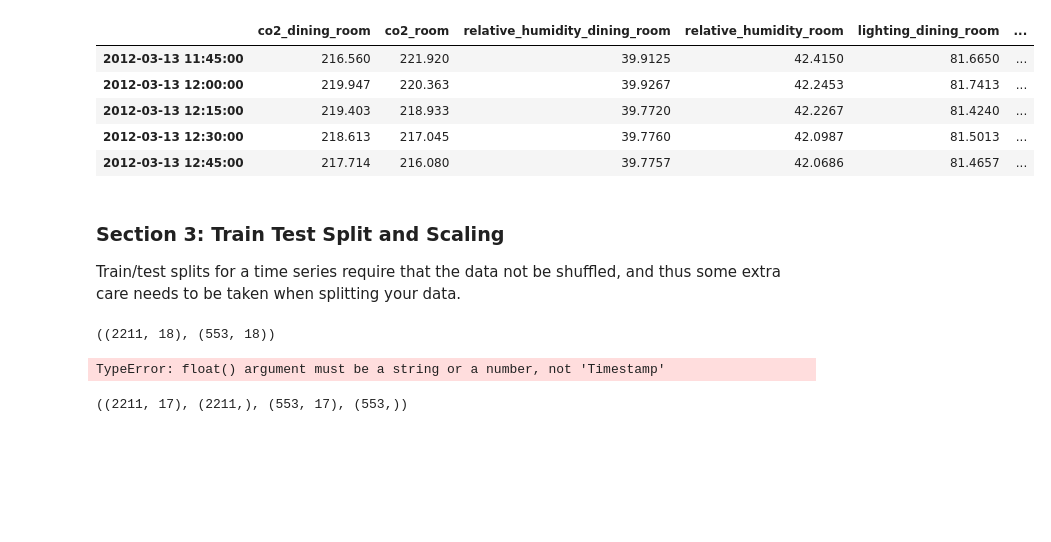
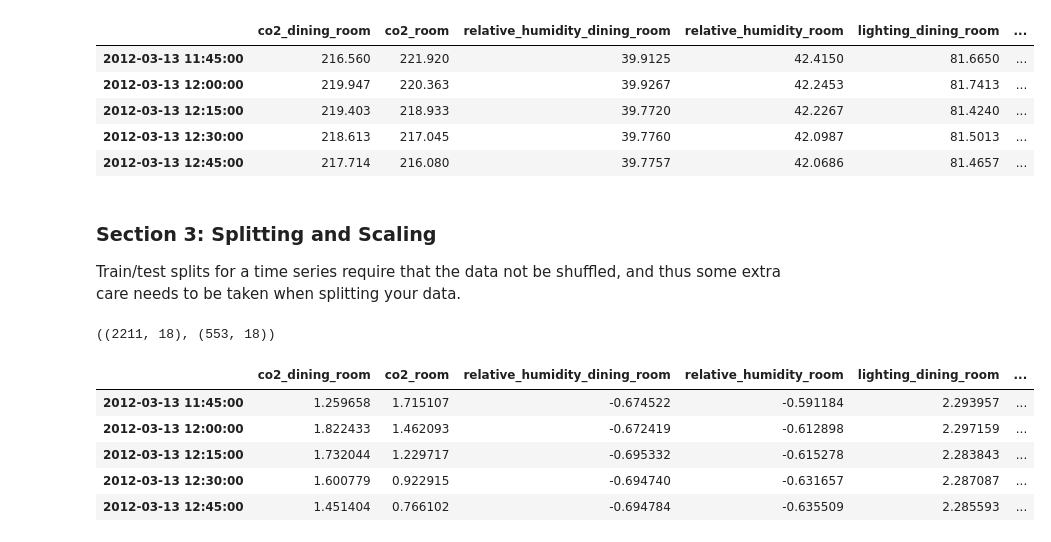
Before and after one commit to Caveexplorer/Home-Temperature-Time-Series-Forecasting, a Jupyter notebook: Notebooks/Pre-processing and Training Data Development.ipynb, the cells around one changed output. Saved outputs shown, nothing was run; the diff lists cells and outputs as text; code cells hidden in the pictures; blank space fills up the shorter version.

```diff
--- a/Notebooks/Pre-processing and Training Data Development.ipynb
+++ b/Notebooks/Pre-processing and Training Data Development.ipynb
@@ -198,7 +196,7 @@ df.head()
 | 2012-03-13 12:30:00 | 218.613 | 217.045 | 39.7760 | 42.0987 | 81.5013 | ... |
 | 2012-03-13 12:45:00 | 217.714 | 216.080 | 39.7757 | 42.0686 | 81.4657 | ... |
 # %% [markdown]
-### Section 3: Train Test Split and Scaling
+### Section 3: Splitting and Scaling
 
 Train/test splits for a time series require that the data not be shuffled, and thus some extra care needs to be taken when splitting your data.
 # %%
@@ -211,14 +213,18 @@ train.shape, test.shape
 # %%
-#
+# Scale the independent variables
 scaler = StandardScaler()
 scaler.fit(X_train)
+X_train_scaled = scaler.transform(X_train)
+X_test_scaled = scaler.transform(X_test)
-# %% [output]
-TypeError: float() argument must be a string or a number, not 'Timestamp'
-# %%
-# Store X and y values from train/test splits
-X_train, y_train = train.drop(columns = 'indoor_temperature_room'), train['indoor_temperature_room']
-X_test, y_test = test.drop(columns = 'indoor_temperature_room'), test['indoor_temperature_room']
-
-X_train.shape, y_train.shape, X_test.shape, y_test.shape
-# %% [output]
-((2211, 17), (2211,), (553, 17), (553,))
+# %%
+# Change train and test sets back into dataframes for ease of use
+X_train_scaled_df = pd.DataFrame(X_train_scaled, columns=X_train.columns, index = X_train.index)
+X_test_scaled_df = pd.DataFrame(X_test_scaled, columns=X_test.columns, index = X_test.index)
+X_train_scaled_df.head()
+# %% [output]
+|  | co2_dining_room | co2_room | relative_humidity_dining_room | relative_humidity_room | lighting_dining_room | ... |
+| 2012-03-13 11:45:00 | 1.259658 | 1.715107 | -0.674522 | -0.591184 | 2.293957 | ... |
+| 2012-03-13 12:00:00 | 1.822433 | 1.462093 | -0.672419 | -0.612898 | 2.297159 | ... |
+| 2012-03-13 12:15:00 | 1.732044 | 1.229717 | -0.695332 | -0.615278 | 2.283843 | ... |
+| 2012-03-13 12:30:00 | 1.600779 | 0.922915 | -0.694740 | -0.631657 | 2.287087 | ... |
+| 2012-03-13 12:45:00 | 1.451404 | 0.766102 | -0.694784 | -0.635509 | 2.285593 | ... |
```
Also changed, not shown: parts of 15 cells of this notebook, 3 other files.
